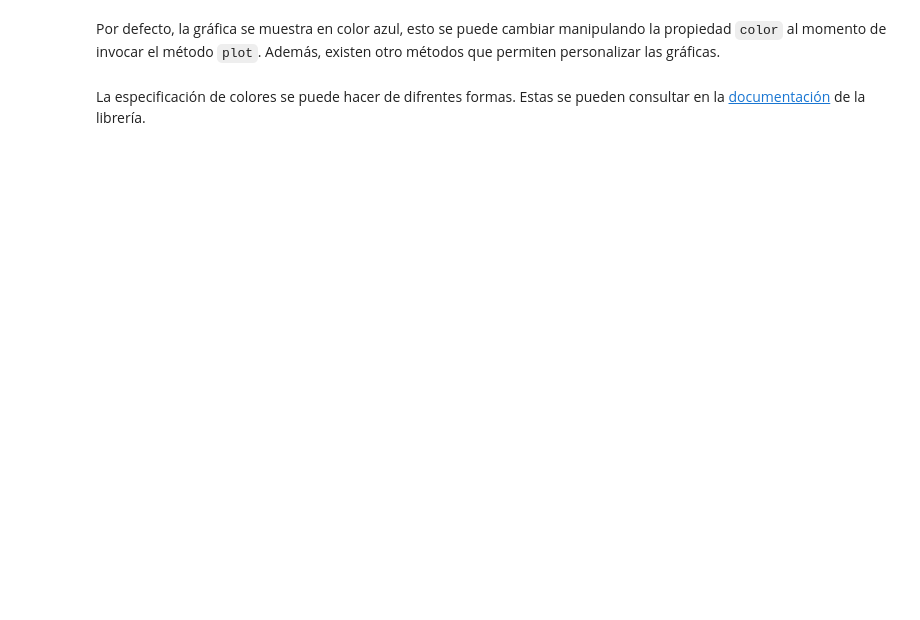
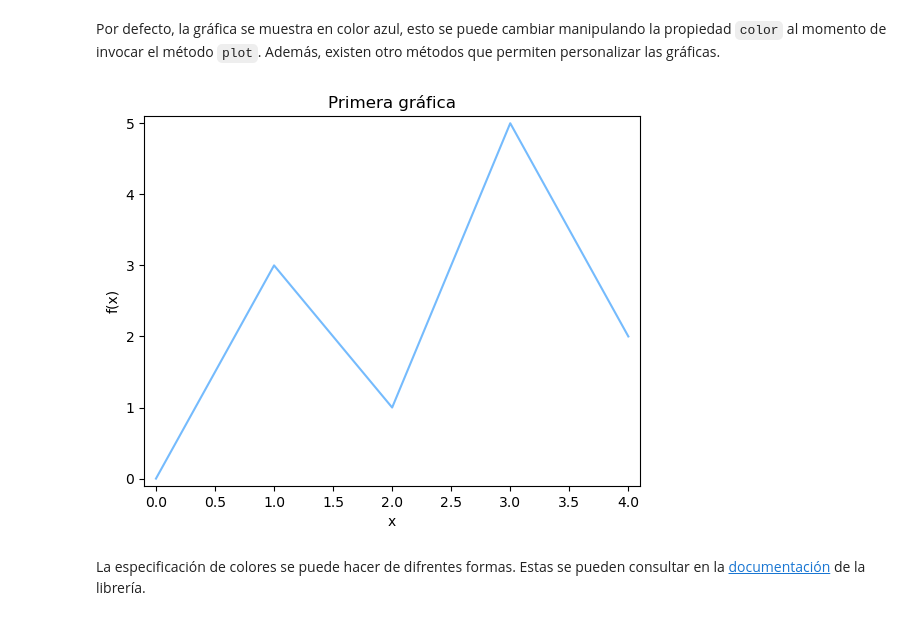
Before and after one commit to aquinteroz/Programacion, a Jupyter notebook: 06_Listas_y_Tuplas.ipynb, the cells around one changed output. Saved outputs shown, nothing was run; the diff lists cells and outputs as text; code cells hidden in the pictures; blank space fills up the shorter version.

```diff
--- a/06_Listas_y_Tuplas.ipynb
+++ b/06_Listas_y_Tuplas.ipynb
@@ -288,13 +351,15 @@ plt.show()
 # %% [markdown]
 Por defecto, la gráfica se muestra en color azul, esto se puede cambiar manipulando la propiedad `color` al momento de invocar el método `plot`. Además, existen otro métodos que permiten personalizar las gráficas.
 # %%
-plt.plot(x_coords, y_coords, color = 'k')
+plt.plot(x_coords, y_coords, color = 'xkcd:sky blue')
 plt.title('Primera gráfica')
 plt.xlabel('x')
 plt.ylabel('f(x)')
 plt.xlim(xmin = min(x_coords) - 0.1, xmax = max(x_coords) + 0.1)
 plt.ylim(ymin = min(x_coords) - 0.1, ymax = max(y_coords) + 0.1)
 plt.show()
+# %% [output]
+[figure, added]
 # %% [markdown]
 La especificación de colores se puede hacer de difrentes formas. Estas se pueden consultar en la [documentación](https://matplotlib.org/stable/tutorials/colors/colors.html) de la librería.
 # %%
```
Also changed, not shown: parts of 22 cells of this notebook, 4 other files.
